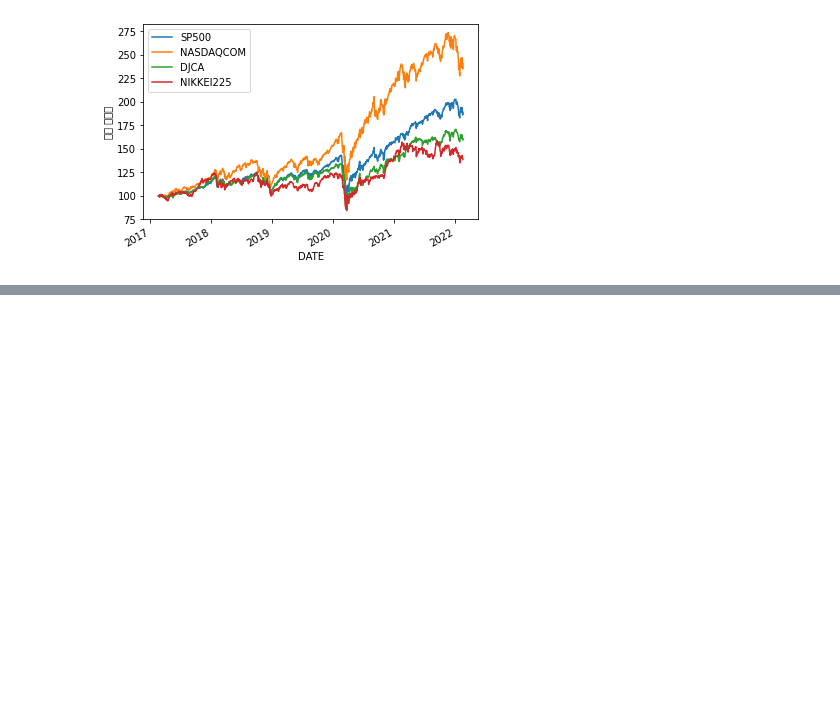
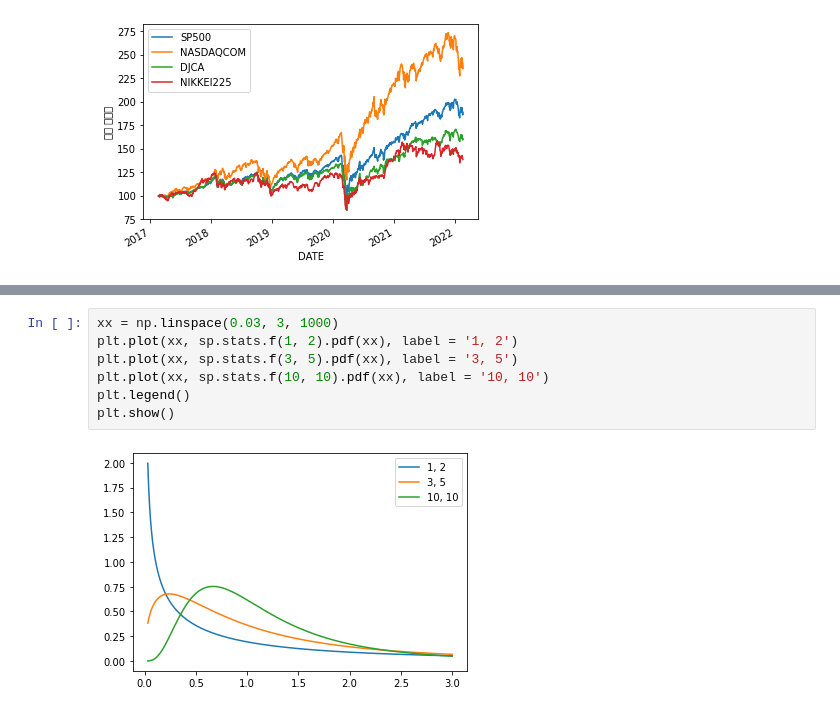
Before and after one commit to chi-hun/datascienceschool, a Jupyter notebook: datascienceschool.ipynb, the cells around one changed output, grey strips where cells are left out. Saved outputs shown, nothing was run; the diff lists cells and outputs as text; blank space fills up the shorter version.

```diff
--- a/datascienceschool.ipynb
+++ b/datascienceschool.ipynb
@@ -76,0 +120,9 @@ plt.show
+# %%
+xx = np.linspace(0.03, 3, 1000)
+plt.plot(xx, sp.stats.f(1, 2).pdf(xx), label = '1, 2')
+plt.plot(xx, sp.stats.f(3, 5).pdf(xx), label = '3, 5')
+plt.plot(xx, sp.stats.f(10, 10).pdf(xx), label = '10, 10')
+plt.legend()
+plt.show()
+# %% [output]
+[figure, added]
```
Also changed, not shown: parts of 13 cells of this notebook.
